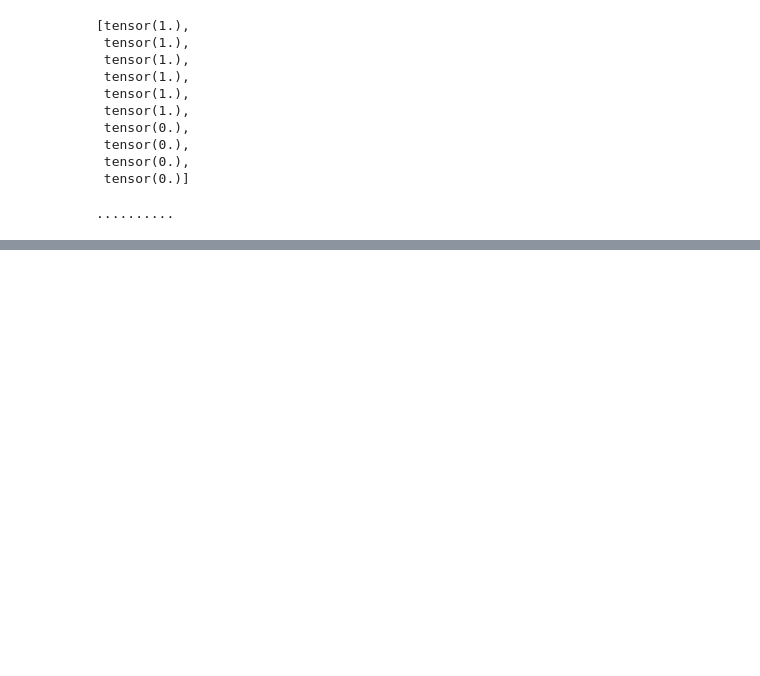
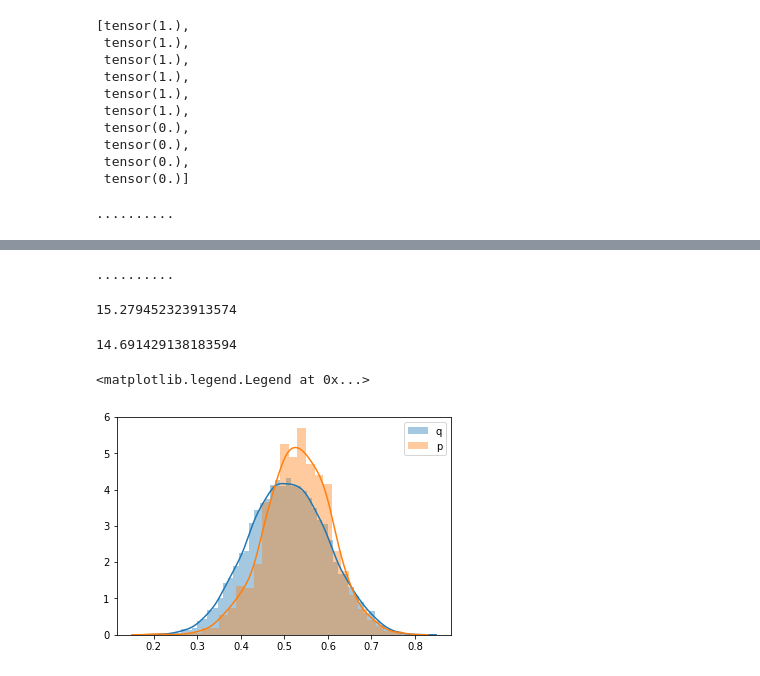
Before and after one commit to totucuong/bayes_data_analysis, a Jupyter notebook: notebooks/toolkits/07_pyro_svi.ipynb, the cells around one changed output, grey strips where cells are left out. Drawn from its saved outputs; the diff is of its cells as text; code cells hidden in the pictures; blank space fills up the shorter version.

```diff
--- a/notebooks/toolkits/07_pyro_svi.ipynb
+++ b/notebooks/toolkits/07_pyro_svi.ipynb
@@ -154,0 +159,9 @@ plt.legend()
+# %%
+# create some data with 6 observed heads and 4 observed tails
+data = []
+for _ in range(6):
+    data.append(torch.tensor(1.0))
+for _ in range(4):
+    data.append(torch.tensor(0.0))
+
+data
@@ -154,0 +208,27 @@ plt.legend()
+# %%
+# setup the optimizer
+adam_params = {"lr": 0.0005, "betas": (0.90, 0.999)}
+optimizer = Adam(adam_params)
+
+# setup the inference algorithm
+svi = SVI(model, guide, optimizer, loss=Trace_ELBO())
+
+# do gradient steps
+for step in range(n_steps):
+    svi.step(data)
+    if step % 100 == 0:
+        print('.', end='')
+# %% [output]
+..........
+# %%
+# grab the learned variational parameters
+alpha_q = param("alpha_q").item()
+beta_q = param("beta_q").item()
+# %%
+alpha_q
+# %% [output]
+15.279452323913574
+# %%
+beta_q
+# %% [output]
+14.691429138183594
@@ -154,0 +239,8 @@ plt.legend()
+# %%
+sns.distplot(dist.Beta(alpha_q, beta_q).sample((10000,)), label='q')
+sns.distplot(dist.Beta(alpha_q + np.sum(data), beta_q + len(data) - np.sum(data)).sample((1000,)),
+             label='p')
+plt.legend()
+# %% [output]
+<matplotlib.legend.Legend at 0x...>
+[figure, added]
```
Also changed, not shown: parts of 10 cells of this notebook, 2 other files.
